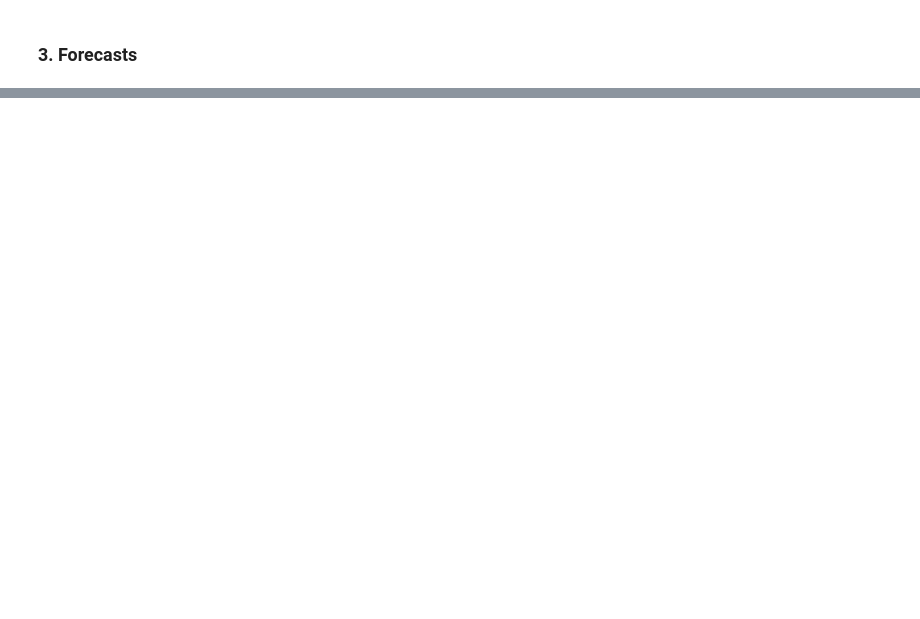
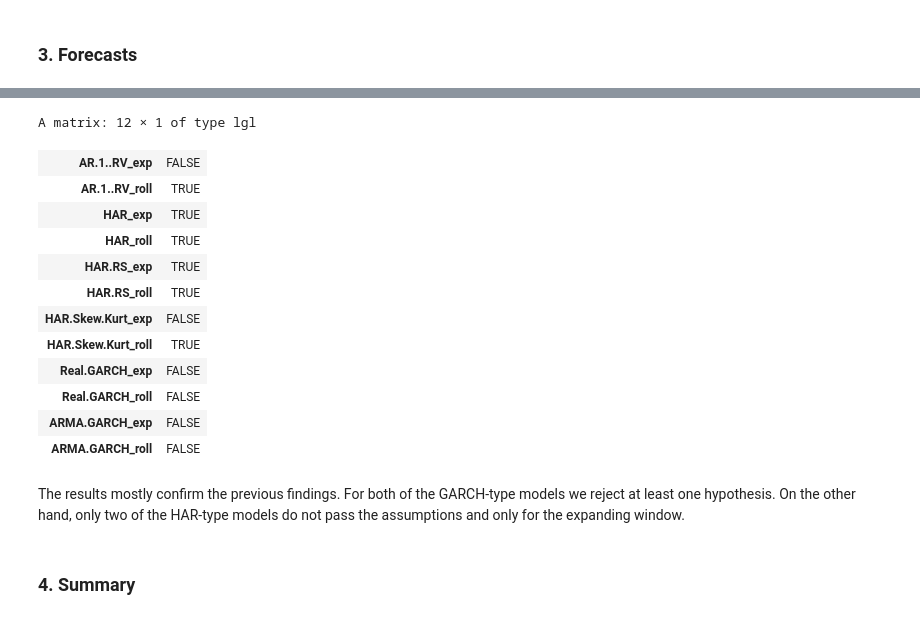
Before and after one commit to JanK0095/Financial-Econometrics-Course-Projects, a Jupyter notebook: Final project/FEI_Emprical_project_Kubal_Mattanelli.ipynb, the cells around one changed output, grey strips where cells are left out. Cells and saved outputs as stored; diff of their text form; code cells hidden in the pictures; blank space fills up the shorter version.

```diff
--- a/Final project/FEI_Emprical_project_Kubal_Mattanelli.ipynb
+++ b/Final project/FEI_Emprical_project_Kubal_Mattanelli.ipynb
@@ -553,0 +824,31 @@ Even though the differences are not that large, we can clearly see that the HAR-
+# %%
+#Mincer-Zarnowitz regression
+forecasts_merged <- do.call(merge.xts, forecasts) #Merging the forecasts into a single xts object
+MZ_results <- matrix(nrow = 12) #Empty matrix for the results of MZ test
+row.names(MZ_results) <- names(forecasts_merged)
+for (i in 1:12) { #For each model
+  mz_model <- lm(amzn$RV[index(forecasts_merged)] ~ forecasts_merged[, i]) #Estimate the model
+  mz_model_sum <- summary(mz_model) #Save the summary
+  indic1 <- mz_model_sum$coefficients[1, 4] > 0.05 #Check that intercept is not significantly different from zero
+  indic2 <- abs((mz_model_sum$coefficients[2, 1] - 1)/mz_model_sum$coefficients[2, 2]) < 1.96 #Check that the coef is not different from 1
+  MZ_results[i, ] <- ifelse(indic1 & indic2, T, F)
+}
+MZ_results
+# %% [output]
+A matrix: 12 × 1 of type lgl
+| AR.1..RV_exp | FALSE |
+| AR.1..RV_roll | TRUE |
+| HAR_exp | TRUE |
+| HAR_roll | TRUE |
+| HAR.RS_exp | TRUE |
+| HAR.RS_roll | TRUE |
+| HAR.Skew.Kurt_exp | FALSE |
+| HAR.Skew.Kurt_roll | TRUE |
+| Real.GARCH_exp | FALSE |
+| Real.GARCH_roll | FALSE |
+| ARMA.GARCH_exp | FALSE |
+| ARMA.GARCH_roll | FALSE |
+# %% [markdown]
+The results mostly confirm the previous findings. For both of the GARCH-type models we reject at least one hypothesis. On the other hand, only two of the HAR-type models do not pass the assumptions and only for the expanding window.
+# %% [markdown]
+### 4. Summary
```
Also changed, not shown: parts of 38 cells of this notebook, 1 other file.
